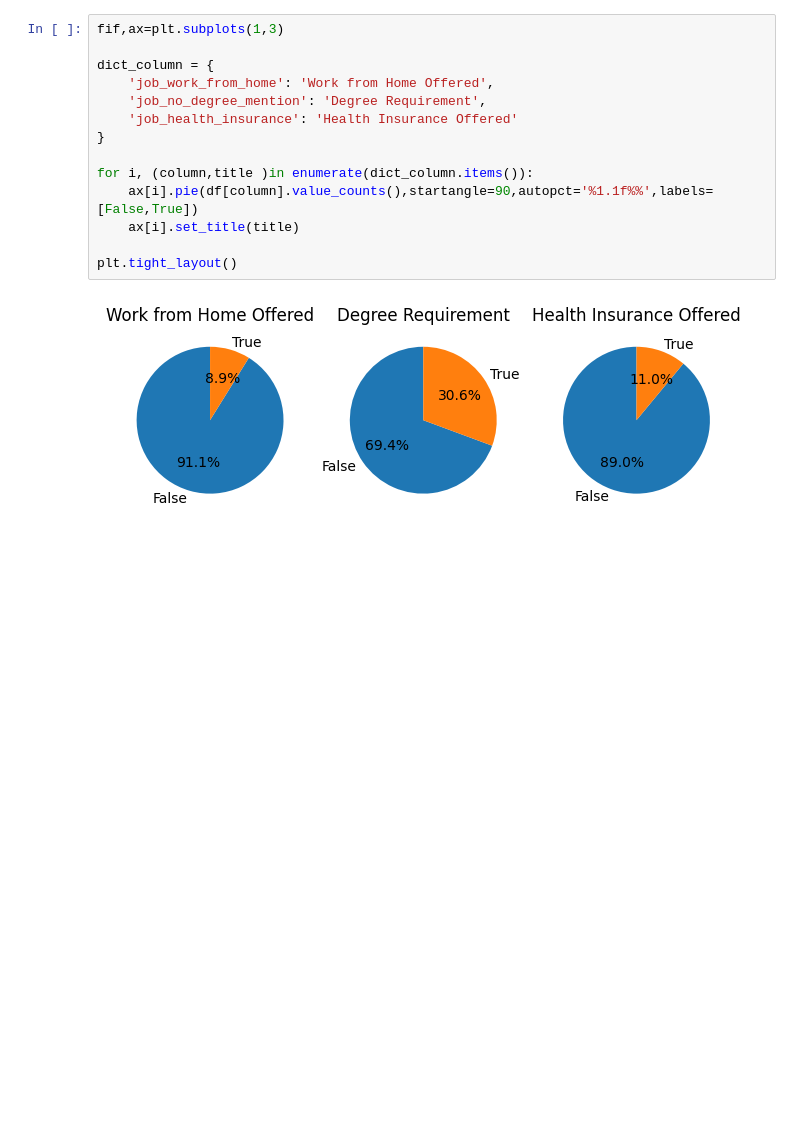
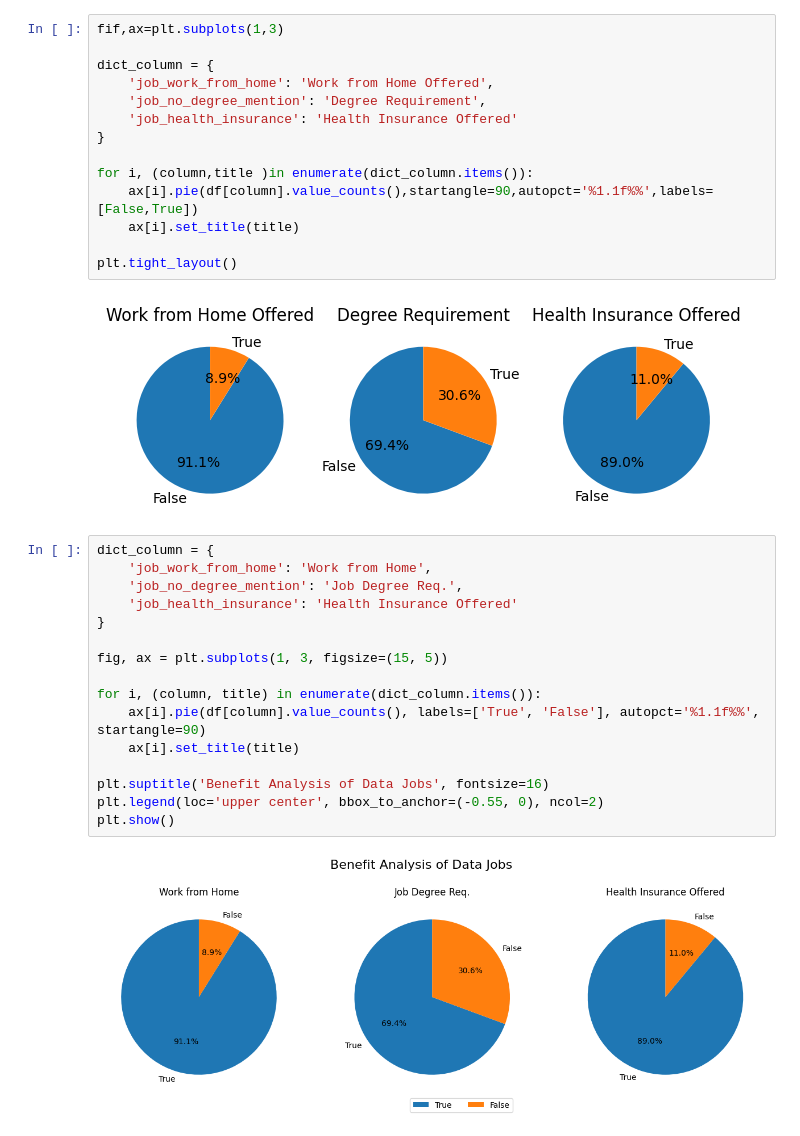
Before and after one commit to Mugil1410/Data-analysis-with-python, a Jupyter notebook: 2_Advanced/14_pie_charts.ipynb, the cells around one changed output. Saved outputs shown, nothing was run; the diff lists cells and outputs as text; blank space fills up the shorter version.

```diff
--- a/2_Advanced/14_pie_charts.ipynb
+++ b/2_Advanced/14_pie_charts.ipynb
@@ -48,3 +48,21 @@ for i, (column,title )in enumerate(dict_column.items()):
 plt.tight_layout()
 # %% [output]
 [figure]
+# %%
+dict_column = {
+    'job_work_from_home': 'Work from Home',
+    'job_no_degree_mention': 'Job Degree Req.',
+    'job_health_insurance': 'Health Insurance Offered'
+}
+
+fig, ax = plt.subplots(1, 3, figsize=(15, 5))
+
+for i, (column, title) in enumerate(dict_column.items()):
+    ax[i].pie(df[column].value_counts(), labels=['True', 'False'], autopct='%1.1f%%', startangle=90)
+    ax[i].set_title(title)
+
+plt.suptitle('Benefit Analysis of Data Jobs', fontsize=16)
+plt.legend(loc='upper center', bbox_to_anchor=(-0.55, 0), ncol=2)
+plt.show()
+# %% [output]
+[figure, added]
```
Also changed, not shown: 4 other files.
